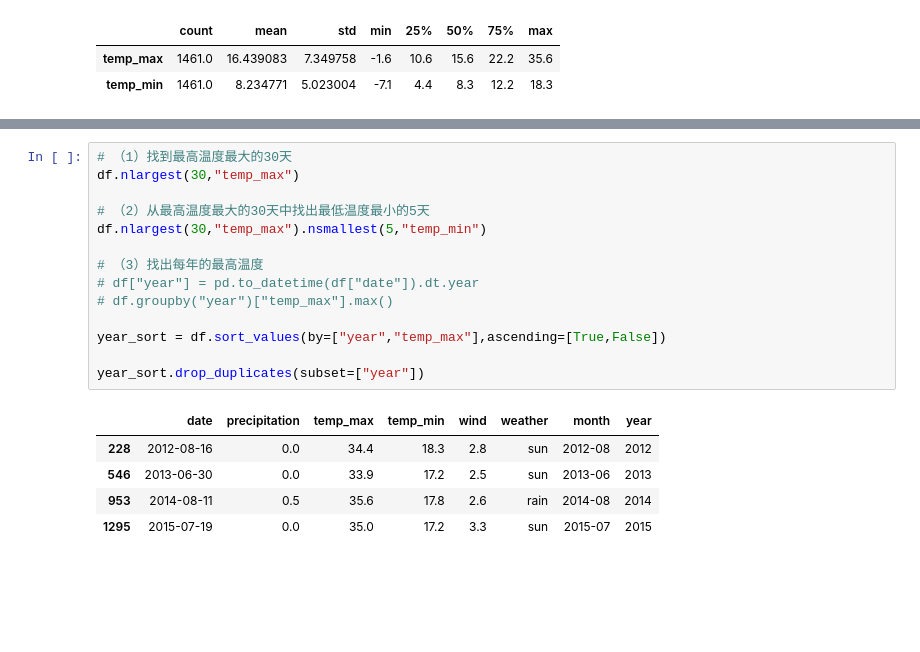
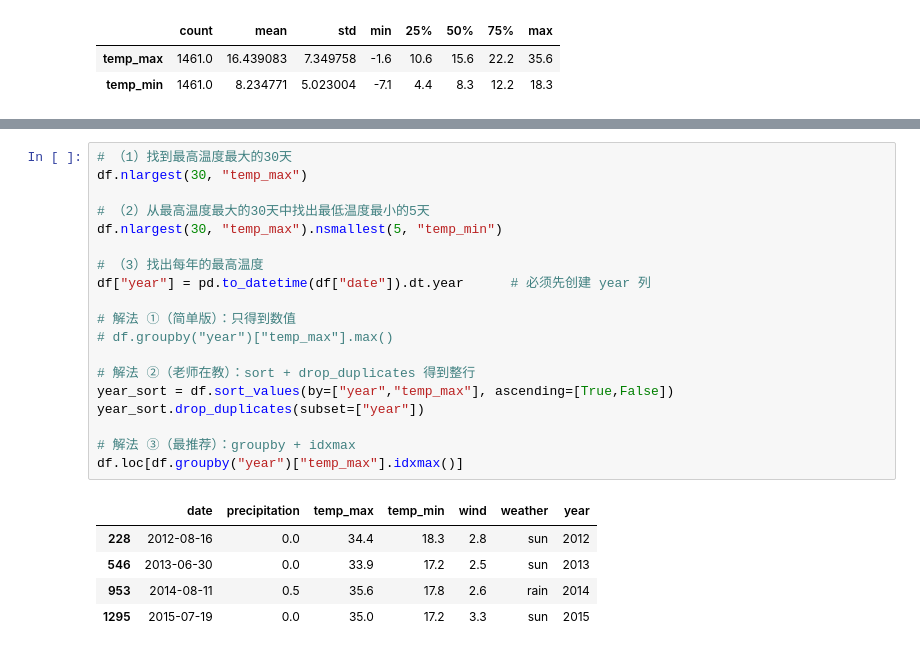
Before and after one commit to sclcoder/Ai_Agent, a Jupyter notebook: course-study/04_da/code/day03/P05_Weather.ipynb, the cells around one changed output, grey strips where cells are left out. Drawn from its saved outputs; the diff is of its cells as text; blank space fills up the shorter version.

```diff
--- a/course-study/04_da/code/day03/P05_Weather.ipynb
+++ b/course-study/04_da/code/day03/P05_Weather.ipynb
@@ -460,20 +763,25 @@ df[["temp_max","temp_min"]].describe(include=np.float64).T
 # %%
 # （1）找到最高温度最大的30天
-df.nlargest(30,"temp_max")
+df.nlargest(30, "temp_max")
 
 # （2）从最高温度最大的30天中找出最低温度最小的5天
-df.nlargest(30,"temp_max").nsmallest(5,"temp_min")
+df.nlargest(30, "temp_max").nsmallest(5, "temp_min")
 
 # （3）找出每年的最高温度
-# df["year"] = pd.to_datetime(df["date"]).dt.year
+df["year"] = pd.to_datetime(df["date"]).dt.year      # 必须先创建 year 列
+
+# 解法 ①（简单版）：只得到数值
 # df.groupby("year")["temp_max"].max()
 
-year_sort = df.sort_values(by=["year","temp_max"],ascending=[True,False])
+# 解法 ②（老师在教）：sort + drop_duplicates 得到整行
+year_sort = df.sort_values(by=["year","temp_max"], ascending=[True,False])
+year_sort.drop_duplicates(subset=["year"])
 
-year_sort.drop_duplicates(subset=["year"])
+# 解法 ③（最推荐）：groupby + idxmax
+df.loc[df.groupby("year")["temp_max"].idxmax()]
 # %% [output]
-|  | date | precipitation | temp_max | temp_min | wind | weather | month | year |
-| 228 | 2012-08-16 | 0.0 | 34.4 | 18.3 | 2.8 | sun | 2012-08 | 2012 |
-| 546 | 2013-06-30 | 0.0 | 33.9 | 17.2 | 2.5 | sun | 2013-06 | 2013 |
-| 953 | 2014-08-11 | 0.5 | 35.6 | 17.8 | 2.6 | rain | 2014-08 | 2014 |
-| 1295 | 2015-07-19 | 0.0 | 35.0 | 17.2 | 3.3 | sun | 2015-07 | 2015 |
+|  | date | precipitation | temp_max | temp_min | wind | weather | year |
+| 228 | 2012-08-16 | 0.0 | 34.4 | 18.3 | 2.8 | sun | 2012 |
+| 546 | 2013-06-30 | 0.0 | 33.9 | 17.2 | 2.5 | sun | 2013 |
+| 953 | 2014-08-11 | 0.5 | 35.6 | 17.8 | 2.6 | rain | 2014 |
+| 1295 | 2015-07-19 | 0.0 | 35.0 | 17.2 | 3.3 | sun | 2015 |
```
Also changed, not shown: parts of 2 cells of this notebook, 1 other file.
